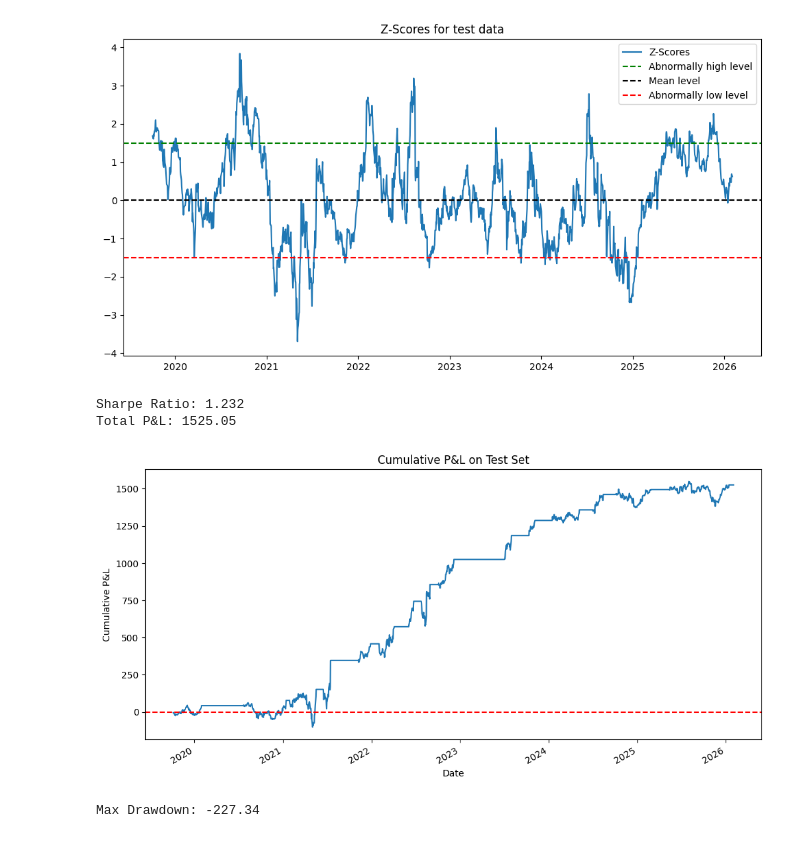
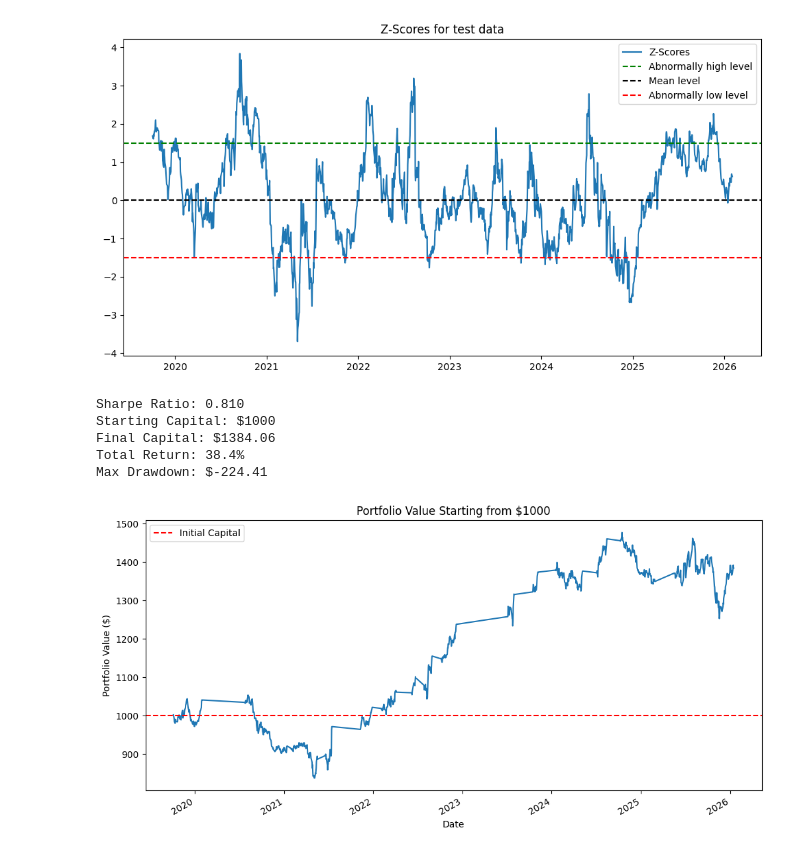
Before and after one commit to wiktorgrocholewski/Spring2026-TIC, a Jupyter notebook: 6_mean_reversion_strategy/strategy_Artem.ipynb, the cells around one changed output. Saved outputs shown, nothing was run; the diff lists cells and outputs as text; code cells hidden in the pictures.

```diff
--- a/6_mean_reversion_strategy/strategy_Artem.ipynb
+++ b/6_mean_reversion_strategy/strategy_Artem.ipynb
@@ -330,46 +330,59 @@ plt.show()
 # %%
 positions_final=np.zeros(len(z_scores_test))
 position_final=0
 for i in range(len(z_scores_test)):
   if np.isnan(z_scores_test.iloc[i]):
     position_final = 0
   elif z_scores_test.iloc[i] >= THRESHOLD:
     position_final = -1
   elif z_scores_test.iloc[i] <= -THRESHOLD:
     position_final = 1
   elif position_final == 1 and z_scores_test.iloc[i] >= 0:
     position_final = 0
   elif position_final == -1 and z_scores_test.iloc[i] <= 0:
     position_final = 0
   positions_final[i] = position_final
 
-spread_changes_final=spread_test.diff()
-pnl_final=positions_final*spread_changes_final
+betas_test = pd.Series(betas_final[len(df_train):], index=df_test.index)
+positions_final_series = pd.Series(positions_final, index=z_scores_test.index)
 
-sharpe_test = np.mean(pnl_final) / np.std(pnl_final) * np.sqrt(252)
-total_return = pnl_final.sum()
+soybean_pnl = positions_final_series * df_test['Soybean'].diff()
+corn_pnl = -positions_final_series * betas_test * df_test['Corn'].diff()
+total_pnl = soybean_pnl + corn_pnl
 
-print(f'Sharpe Ratio: {sharpe_test:.3f}')
-print(f'Total P&L: {total_return:.2f}')
+soybean_value = positions_final_series.abs() * df_test['Soybean']
+corn_value = positions_final_series.abs() * betas_test * df_test['Corn']
+gross_market_value = soybean_value + corn_value
+
+returns = total_pnl / gross_market_value.shift(1)
+returns = returns.replace([np.inf, -np.inf], np.nan).dropna()
+
+cumulative = 1000 * (1 + returns).cumprod()
+
+sharpe = np.mean(returns) / np.std(returns) * np.sqrt(252)
+total_return = (cumulative.iloc[-1] / 1000 - 1) * 100
+max_dd = (cumulative - cumulative.cummax()).min()
+
+print(f'Sharpe Ratio: {sharpe:.3f}')
+print(f'Starting Capital: $1000')
+print(f'Final Capital: ${cumulative.iloc[-1]:.2f}')
+print(f'Total Return: {total_return:.1f}%')
+print(f'Max Drawdown: ${max_dd:.2f}')
 
 plt.figure(figsize=(12,6))
-pnl_final.cumsum().plot()
-plt.axhline(0, color='red', linestyle='--')
-plt.title('Cumulative P&L on Test Set')
-plt.xlabel('Date')
-plt.ylabel('Cumulative P&L')
+cumulative.plot()
+plt.axhline(1000, color='red', linestyle='--', label='Initial Capital')
+plt.title('Portfolio Value Starting from $1000')
+plt.ylabel('Portfolio Value ($)')
+plt.legend()
 plt.show()
-
-cumulative = pnl_final.cumsum()
-rolling_max = cumulative.cummax()
-drawdown = cumulative - rolling_max
-max_drawdown = drawdown.min()
-print(f'Max Drawdown: {max_drawdown:.2f}')
 # %% [output]
-Sharpe Ratio: 1.232
-Total P&L: 1525.05
+Sharpe Ratio: 0.810
+Starting Capital: $1000
+Final Capital: $1384.06
+Total Return: 38.4%
+Max Drawdown: $-224.41
-[figure, old version]
+[figure, new version]
-Max Drawdown: -227.34
 # %% [markdown]
 # Corn & Soybean Futures: Cointegration and Mean Reversion Strategy
 
```
Also changed, not shown: parts of 4 cells of this notebook.
